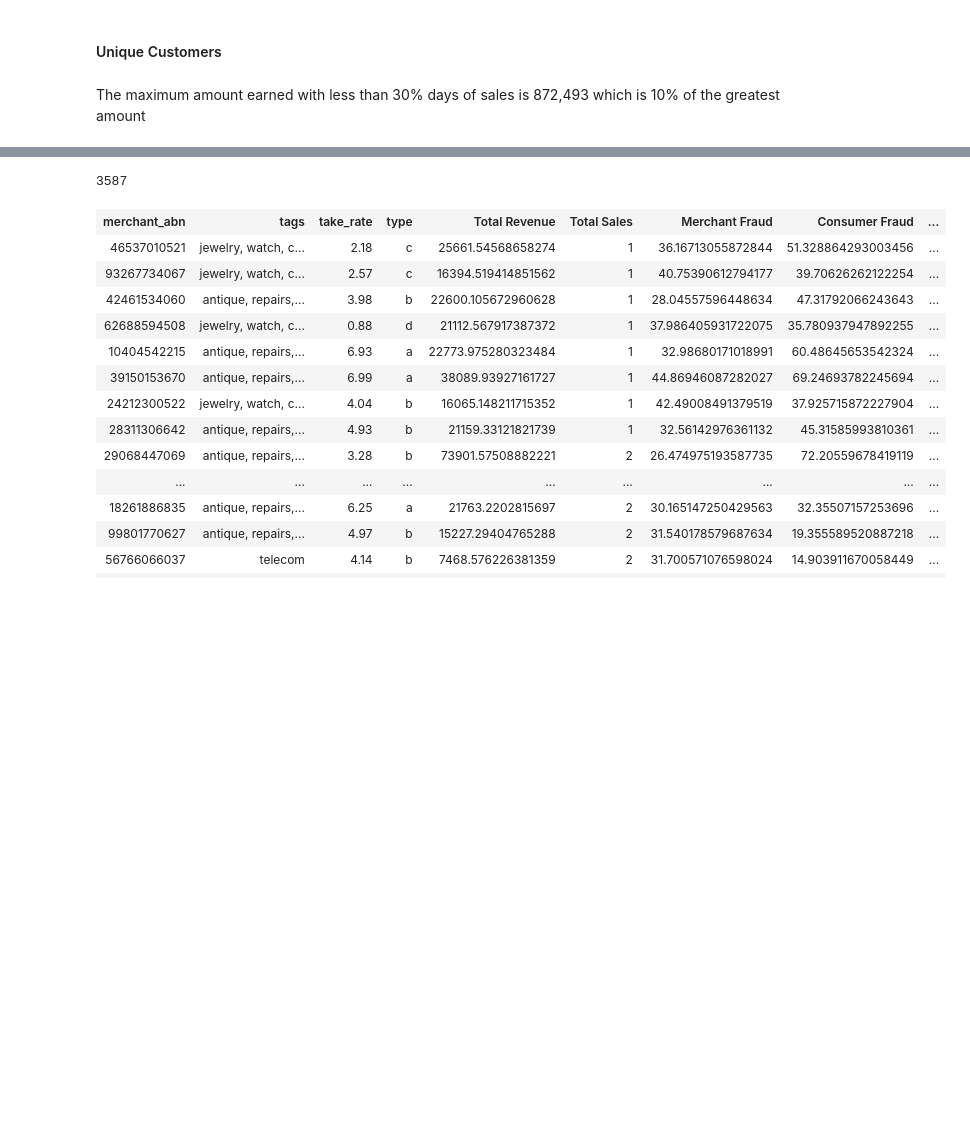
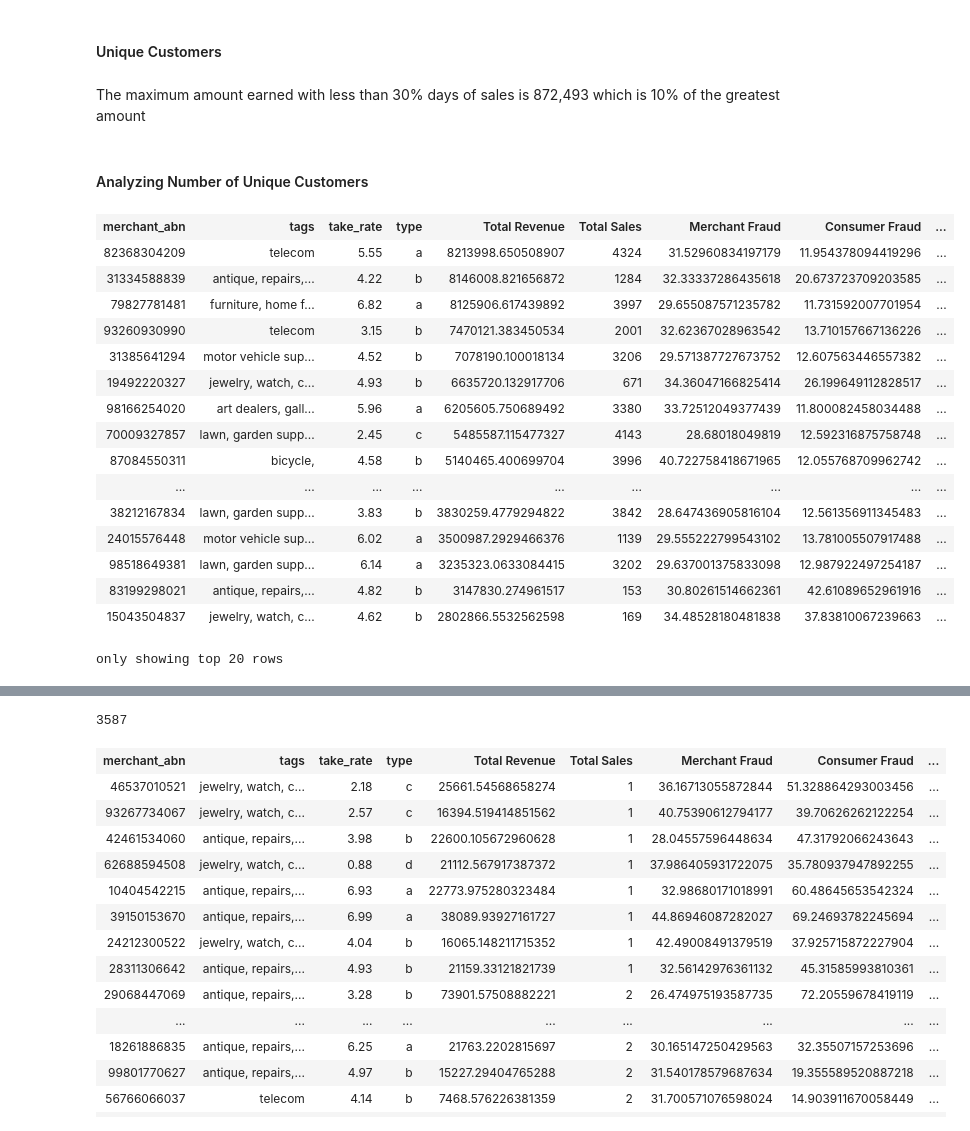
Before and after one commit to MAST30034-AppliedDataScience/project-2-group-buy-now-pay-later-industry-project-30, a Jupyter notebook: notebooks/misc_fraud_findings.ipynb, the cells around one changed output, grey strips where cells are left out. Drawn from its saved outputs; the diff is of its cells as text; code cells hidden in the pictures; blank space fills up the shorter version.

```diff
--- a/notebooks/misc_fraud_findings.ipynb
+++ b/notebooks/misc_fraud_findings.ipynb
@@ -99,3 +99,25 @@ datetime.timedelta(days=605)
 pdf['Unique Customers'].plot.density(bw_method = 3)
 # %% [markdown]
 The maximum amount earned with less than 30% days of sales is 872,493 which is 10% of the greatest amount
+# %% [markdown]
+#### Analyzing Number of Unique Customers
+# %%
+df.filter(F.col('Unique Customers') < 0.2*20111).sort('Total Revenue', ascending = False)
+# %% [output]
+| merchant_abn | tags | take_rate | type | Total Revenue | Total Sales | Merchant Fraud | Consumer Fraud | ... |
+| 82368304209 | telecom | 5.55 | a | 8213998.650508907 | 4324 | 31.52960834197179 | 11.954378094419296 | ... |
+| 31334588839 | antique, repairs,... | 4.22 | b | 8146008.821656872 | 1284 | 32.33337286435618 | 20.673723709203585 | ... |
+| 79827781481 | furniture, home f... | 6.82 | a | 8125906.617439892 | 3997 | 29.655087571235782 | 11.731592007701954 | ... |
+| 93260930990 | telecom | 3.15 | b | 7470121.383450534 | 2001 | 32.62367028963542 | 13.710157667136226 | ... |
+| 31385641294 | motor vehicle sup... | 4.52 | b | 7078190.100018134 | 3206 | 29.571387727673752 | 12.607563446557382 | ... |
+| 19492220327 | jewelry, watch, c... | 4.93 | b | 6635720.132917706 | 671 | 34.36047166825414 | 26.199649112828517 | ... |
+| 98166254020 | art dealers, gall... | 5.96 | a | 6205605.750689492 | 3380 | 33.72512049377439 | 11.800082458034488 | ... |
+| 70009327857 | lawn, garden supp... | 2.45 | c | 5485587.115477327 | 4143 | 28.68018049819 | 12.592316875758748 | ... |
+| 87084550311 | bicycle, | 4.58 | b | 5140465.400699704 | 3996 | 40.722758418671965 | 12.055768709962742 | ... |
+| ... | ... | ... | ... | ... | ... | ... | ... | ... |
+| 38212167834 | lawn, garden supp... | 3.83 | b | 3830259.4779294822 | 3842 | 28.647436905816104 | 12.561356911345483 | ... |
+| 24015576448 | motor vehicle sup... | 6.02 | a | 3500987.2929466376 | 1139 | 29.555222799543102 | 13.781005507917488 | ... |
+| 98518649381 | lawn, garden supp... | 6.14 | a | 3235323.0633084415 | 3202 | 29.637001375833098 | 12.987922497254187 | ... |
+| 83199298021 | antique, repairs,... | 4.82 | b | 3147830.274961517 | 153 | 30.80261514662361 | 42.61089652961916 | ... |
+| 15043504837 | jewelry, watch, c... | 4.62 | b | 2802866.5532562598 | 169 | 34.48528180481838 | 37.83810067239663 | ... |
+only showing top 20 rows
```
Also changed, not shown: parts of 6 cells of this notebook.
